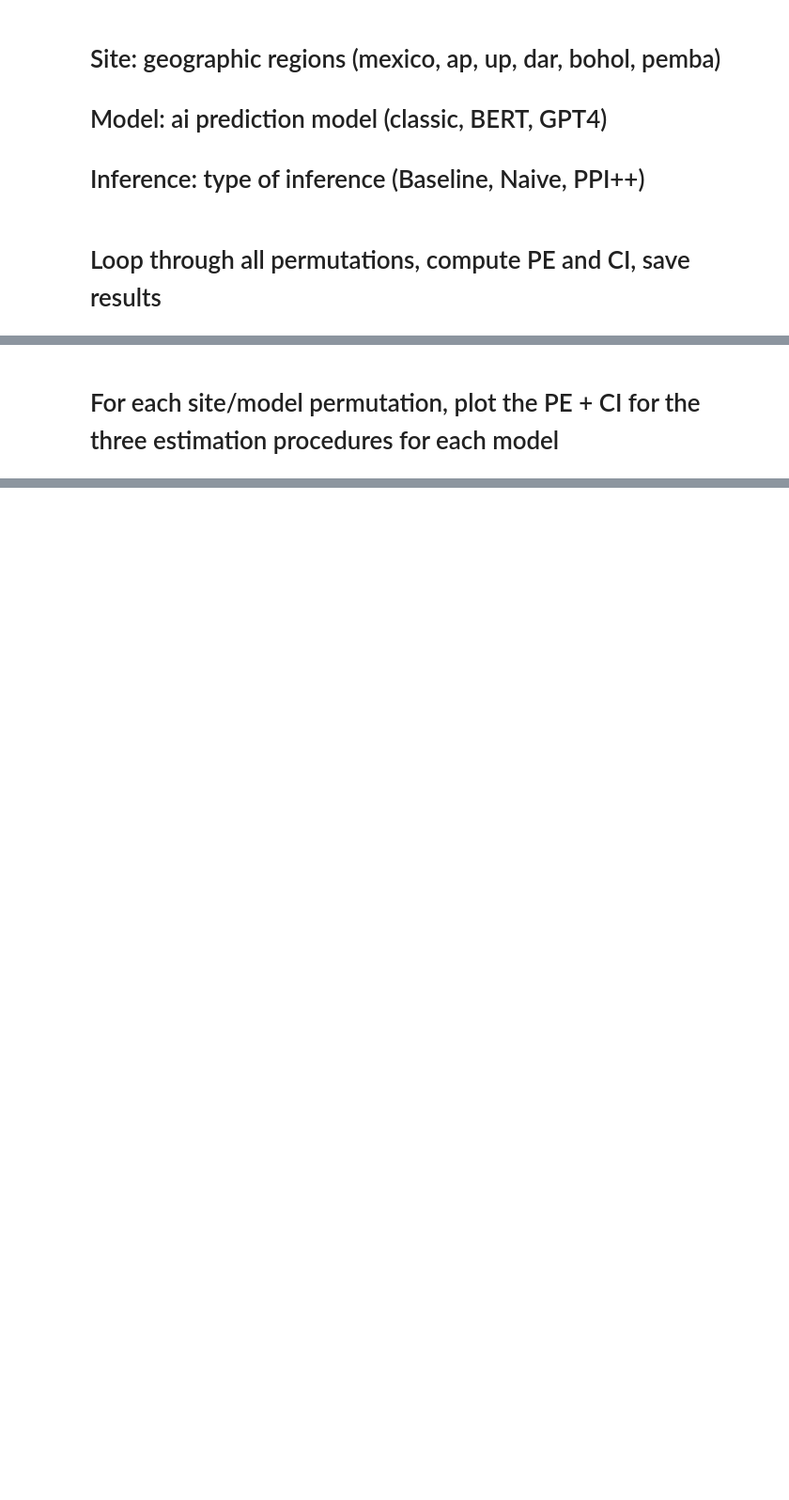
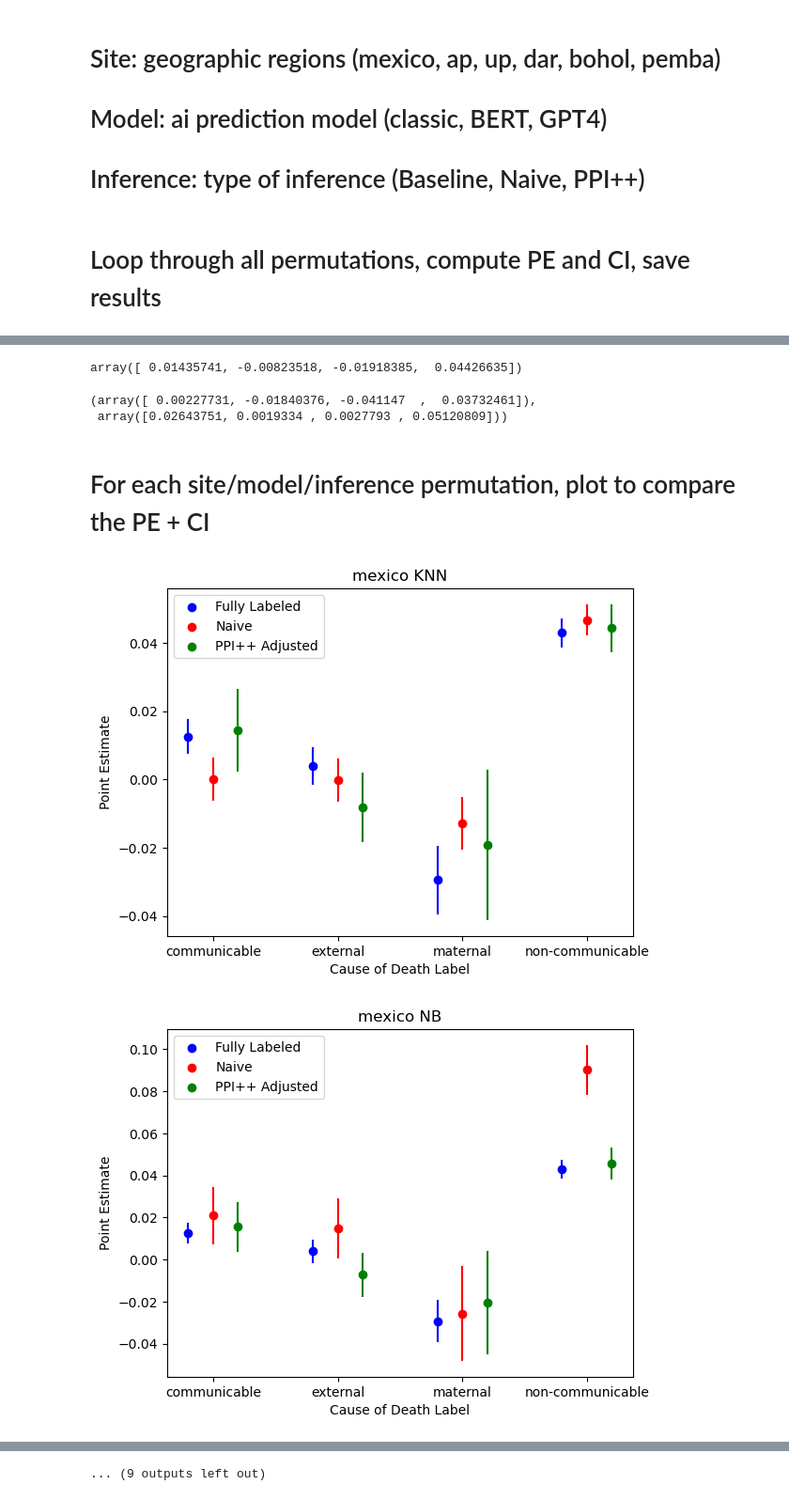
Before and after one commit to avisokay/va_nlp, a Jupyter notebook: src/results_estimation.ipynb, the cells around one changed output, grey strips where cells are left out. Shown at 94% size. Saved outputs shown, nothing was run; the diff lists cells and outputs as text; code cells hidden in the pictures; blank space fills up the shorter version.

Commit message:
finished first pass at inference estimation results.

```diff
--- a/src/results_estimation.ipynb
+++ b/src/results_estimation.ipynb
@@ -242,0 +121,2 @@ theta_ppi_ci = ppi_multiclass_logistic_ci(
+# %%
+pe, ci = baseline_inference(Y_sorted, X_sorted)
@@ -242,0 +156,2 @@ theta_ppi_ci = ppi_multiclass_logistic_ci(
+# %%
+pe, ci = naive_inference(Y_full_sorted, X_full_sorted)
@@ -330,12 +408,0 @@ results_df
-# %%
-# select PE, LB and UB for given site and model and inference
-site = 'mexico'
-model = 'KNN'
-inference = 'baseline'
-
-results_df[(results_df['site']==site) & (results_df['model']==model)][['site',
-                                                                       'model',
-                                                                       'inference',
-                                                                       f'{inference}_pe',
-                                                                       f'{inference}_lb',
-                                                                       f'{inference}_ub']]
@@ -342,2 +439,11 @@ results_df[(results_df['site']==site) & (results_df['model']==model)][['site',
+# %%
+results_df.iloc[0]['ppi_pe']
+# %% [output]
+array([ 0.01435741, -0.00823518, -0.01918385,  0.04426635])
+# %%
+results_df.iloc[0]['ppi_ci']
+# %% [output]
+(array([ 0.00227731, -0.01840376, -0.041147  ,  0.03732461]),
+ array([0.02643751, 0.0019334 , 0.0027793 , 0.05120809]))
 # %% [markdown]
-# For each site/model permutation, plot the PE + CI for the three estimation procedures for each model
+# For each site/model/inference permutation, plot to compare the PE + CI
@@ -381,0 +499,28 @@ df = pizza_eater
+# %%
+# Create PDF to save plots
+pdf_pages = PdfPages('../data/results/inference_results.pdf')
+
+# loop through rows of results_df
+for row in tqdm(range(results_df.shape[0])):
+    site_name = results_df.iloc[row]['site']
+    model_name = results_df.iloc[row]['model']
+    baseline_pe = results_df.iloc[row]['baseline_pe']
+    naive_pe = results_df.iloc[row]['naive_pe']
+    ppi_pe = results_df.iloc[row]['ppi_pe']
+    baseline_ci = results_df.iloc[row]['baseline_ci']
+    naive_ci = results_df.iloc[row]['naive_ci']
+    ppi_ci = results_df.iloc[row]['ppi_ci']
+
+    # make plot
+    fig = plot_with_errorbars(site_name, model_name,
+                          baseline_pe, naive_pe, ppi_pe,
+                          baseline_ci, naive_ci, ppi_ci)
+
+    # save to pdf
+    pdf_pages.savefig(fig)
+
+# Close the PDF
+pdf_pages.close()
+# %% [output]
+[figure, added]
+[figure, added]
@@ -381,0 +537 @@ df = pizza_eater
+... (9 outputs left out)
```
Also changed, not shown: parts of 34 cells of this notebook, 2 other files.
